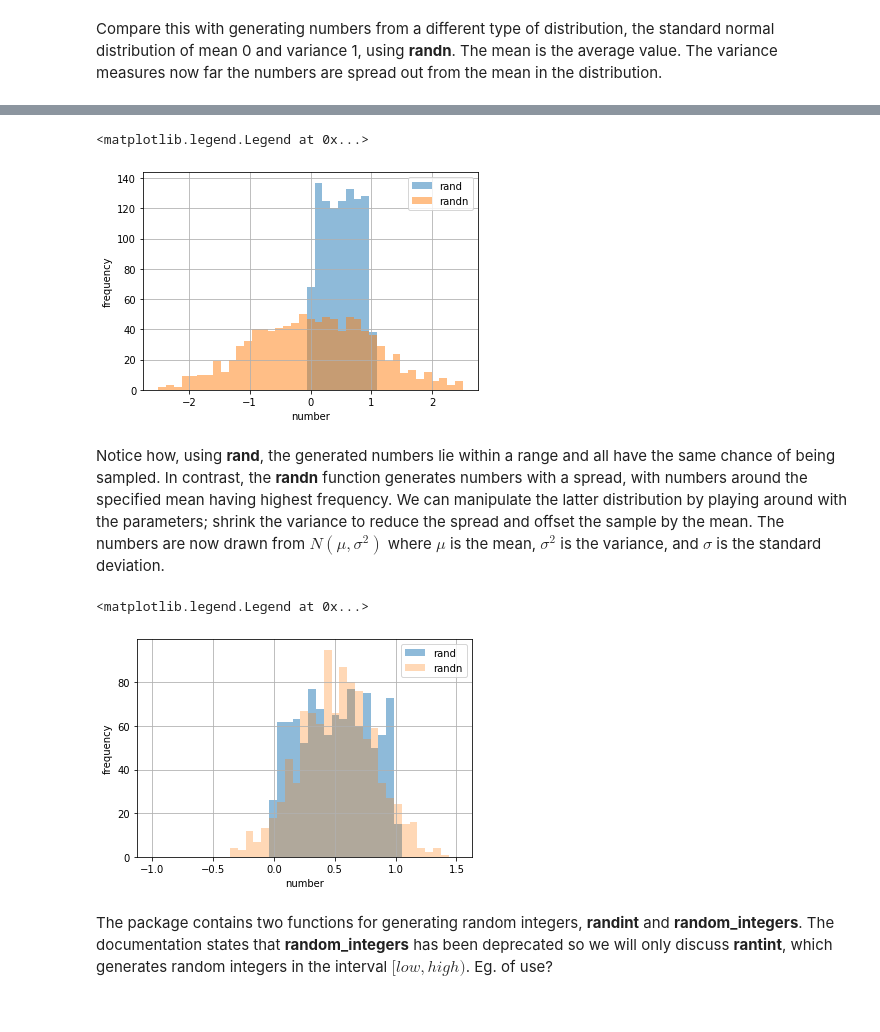
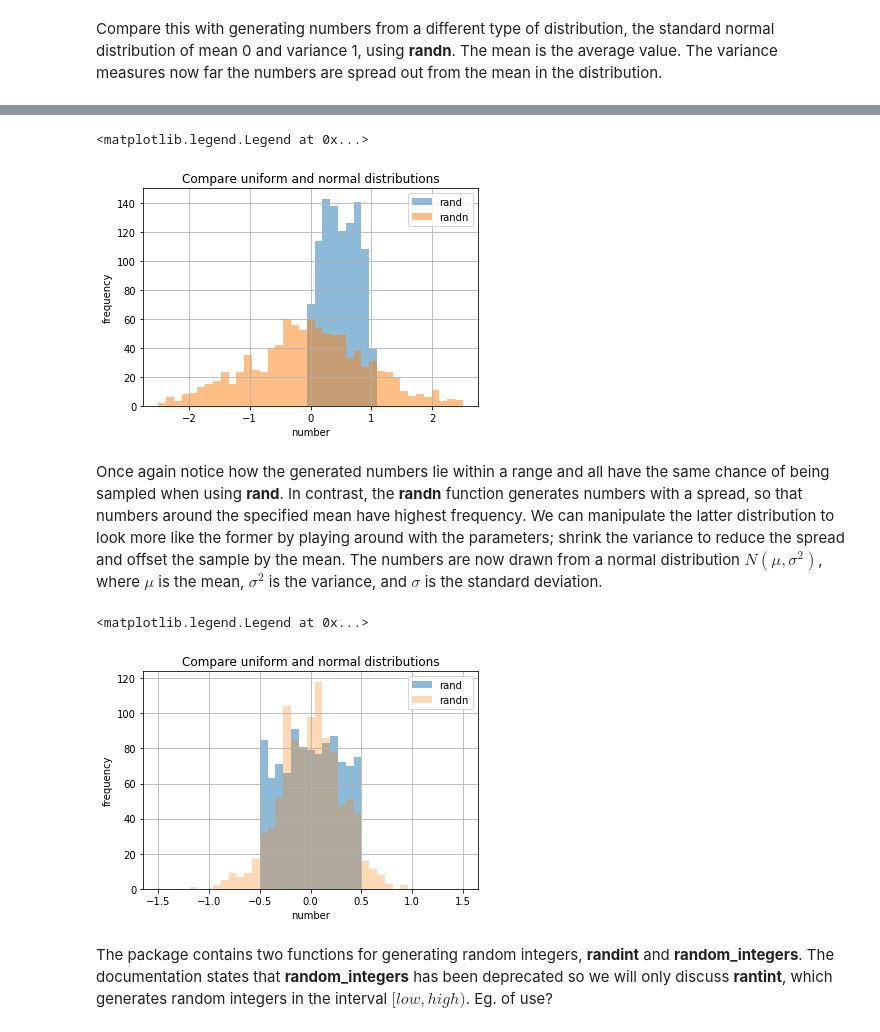
Before and after one commit to elizabethdaly/numpy-random, a Jupyter notebook: numpy-random.ipynb, the cells around one changed output, grey strips where cells are left out. Cells and saved outputs as stored; diff of their text form; code cells hidden in the pictures.

```diff
--- a/numpy-random.ipynb
+++ b/numpy-random.ipynb
@@ -8,12 +8,13 @@ In this notebook I will explain the use of the numpy.random package in Python. I
 # %% [markdown]
 ### Preliminaries
 # %%
-# matplotlib settings.
-%matplotlib inline
-
 # Import required packages.
 import matplotlib.pyplot as plt
 import numpy as np
+
+# matplotlib settings.
+%matplotlib inline
+plt.rcParams['figure.figsize'] = 10, 6
 # %% [markdown]
 ***
 ## 2. The purpose of the numpy.random package
@@ -64,29 +78,31 @@ Notice how these numbers are more bunched around zero.
 # %%
-# Compare the two functions just used.
+# Compare the two functions just used using histograms.
 bins = np.linspace(-2.5, 2.5, 40)
 plt.hist(np.random.rand(1000), bins, alpha=0.5, label='rand')
 plt.hist(np.random.randn(1000), bins, alpha=0.5, label='randn')
 plt.xlabel('number')
 plt.ylabel('frequency')
+plt.title('Compare uniform and normal distributions')
 plt.grid()
 plt.legend(loc='upper right')
 # %% [output]
 <matplotlib.legend.Legend at 0x...>
-[figure, old version]
+[figure, new version]
 # %% [markdown]
-Notice how, using **rand**, the generated numbers lie within a range and all have the same chance of being sampled. In contrast, the **randn** function generates numbers with a spread, with numbers around the specified mean having highest frequency. We can manipulate the latter distribution by playing around with the parameters; shrink the variance to reduce the spread and offset the sample by the mean. The numbers are now drawn from $N(\mu, \sigma^2)$ where $\mu$ is the mean, $\sigma^2$ is the variance, and $\sigma$ is the standard deviation.
+Once again notice how the generated numbers lie within a range and all have the same chance of being sampled when using **rand**. In contrast, the **randn** function generates numbers with a spread, so that numbers around the specified mean have highest frequency. We can manipulate the latter distribution to look more like the former by playing around with the parameters; shrink the variance to reduce the spread and offset the sample by the mean. The numbers are now drawn from a normal distribution $N(\mu, \sigma^2)$, where $\mu$ is the mean, $\sigma^2$ is the variance, and $\sigma$ is the standard deviation.
 # %%
-# Modify randn pars to make it seem nore similar to rand.
-bins = np.linspace(-1, 1.5, 40)
-plt.hist(np.random.rand(1000), bins, alpha=0.5, label='rand')
-plt.hist(0.3 * np.random.randn(1000) + 0.5, bins, alpha=0.3, label='randn') # mean 0.5, variance 0.3
+# Modify randn pars to shrink the spread and offset rand to have mean 0.
+bins = np.linspace(-1.5, 1.5, 40)
+plt.hist(np.random.rand(1000) - 0.5, bins, alpha=0.5, label='rand') # mean 0.5
+plt.hist(0.3 * np.random.randn(1000), bins, alpha=0.3, label='randn') # mean = 0, variance 0.3
 plt.xlabel('number')
 plt.ylabel('frequency')
+plt.title('Compare uniform and normal distributions')
 plt.grid()
 plt.legend(loc='upper right')
 # %% [output]
 <matplotlib.legend.Legend at 0x...>
-[figure, old version]
+[figure, new version]
 # %% [markdown]
 The package contains two functions for generating random integers, **randint** and **random_integers**. The documentation states that **random_integers** has been deprecated so we will only discuss **rantint**, which generates random integers in the interval $[low, high)$. Eg. of use?
 # %%
```
Also changed, not shown: parts of 35 cells of this notebook, 1 other file.
